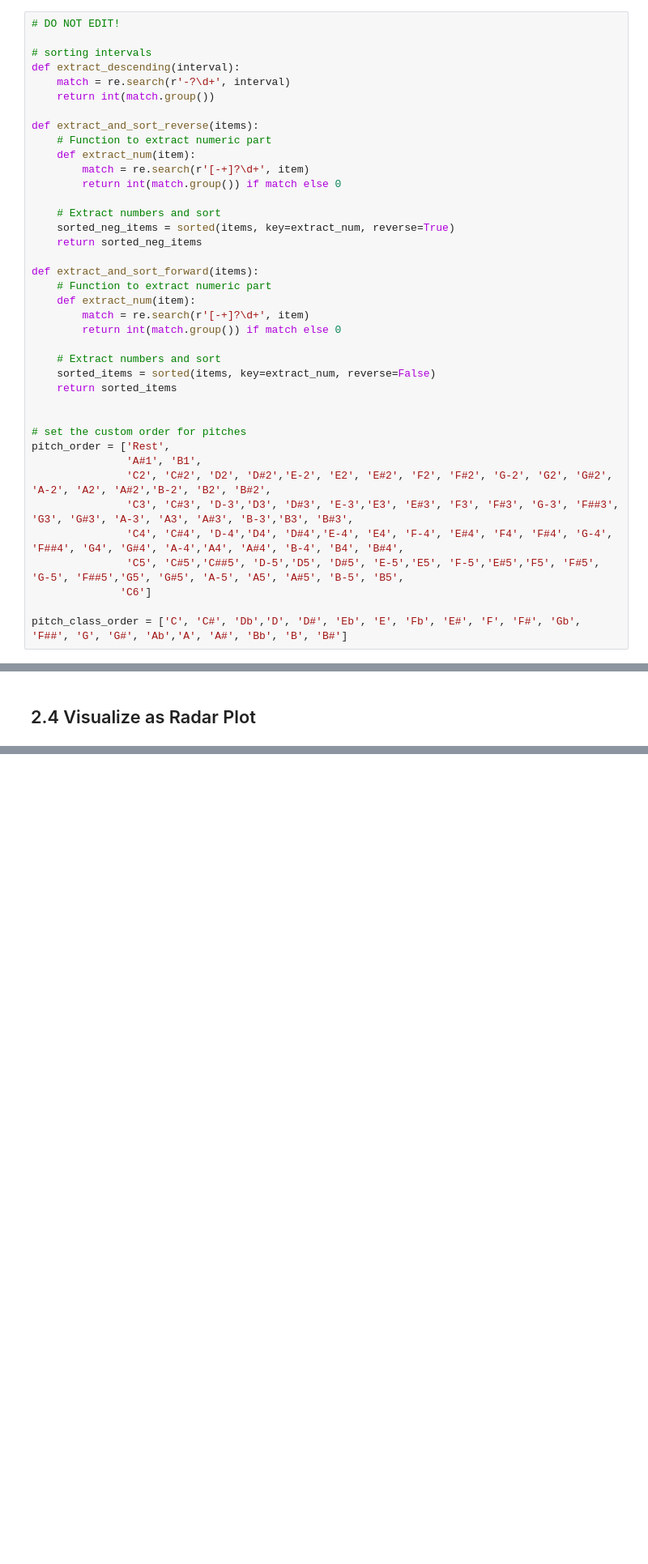
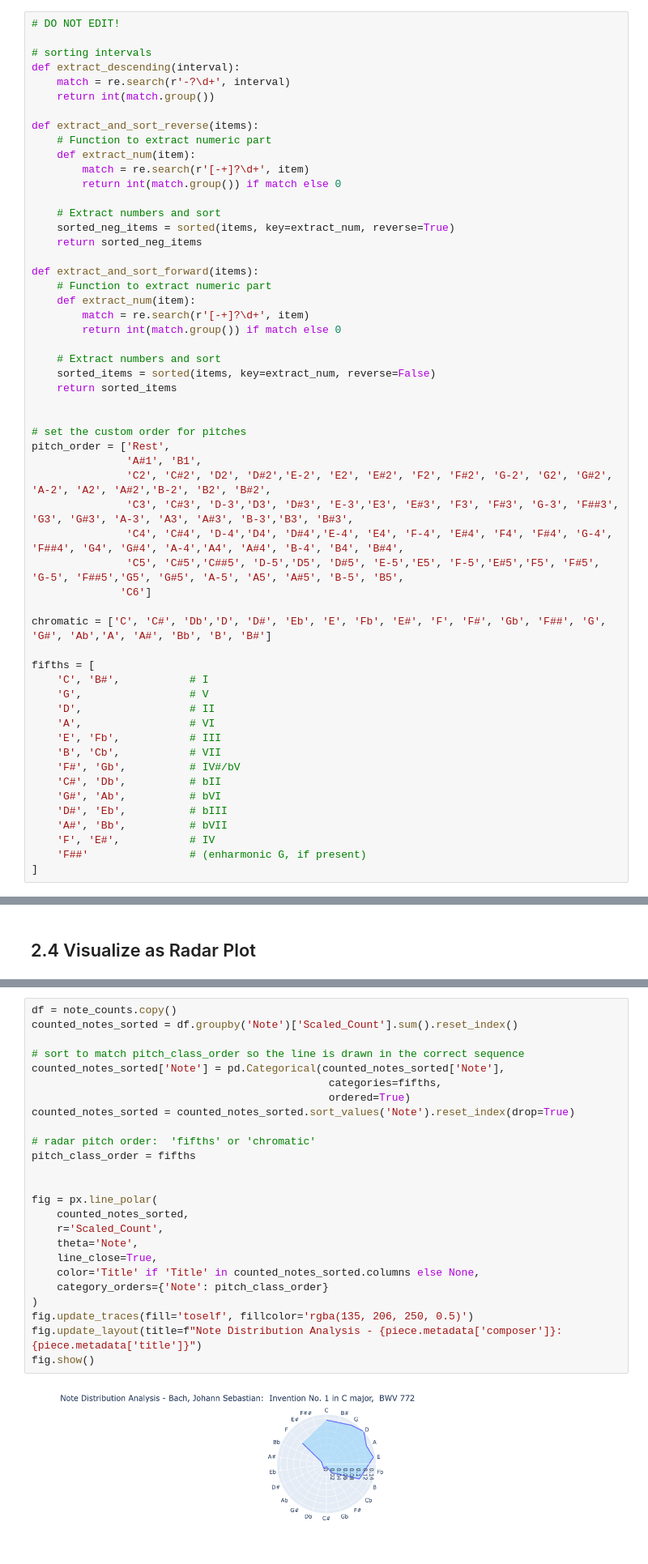
Before and after one commit to RichardFreedman/Encoding_Music_Notebooks_Data, a Jupyter notebook: 08_CRIM_Intervals_Duos.ipynb, the cells around one changed output, grey strips where cells are left out. Shown at 81% size. Cells and saved outputs as stored; diff of their text form; blank space fills up the shorter version.

```diff
--- a/08_CRIM_Intervals_Duos.ipynb
+++ b/08_CRIM_Intervals_Duos.ipynb
@@ -99,7 +99,23 @@ pitch_order = ['Rest',
                'C5', 'C#5','C##5', 'D-5','D5', 'D#5', 'E-5','E5', 'F-5','E#5','F5', 'F#5', 'G-5', 'F##5','G5', 'G#5', 'A-5', 'A5', 'A#5', 'B-5', 'B5',
               'C6']
 
-pitch_class_order = ['C', 'C#', 'Db','D', 'D#', 'Eb', 'E', 'Fb', 'E#', 'F', 'F#', 'Gb', 'F##', 'G', 'G#', 'Ab','A', 'A#', 'Bb', 'B', 'B#']
+chromatic = ['C', 'C#', 'Db','D', 'D#', 'Eb', 'E', 'Fb', 'E#', 'F', 'F#', 'Gb', 'F##', 'G', 'G#', 'Ab','A', 'A#', 'Bb', 'B', 'B#']
+
+fifths = [
+    'C', 'B#',           # I
+    'G',                 # V
+    'D',                 # II
+    'A',                 # VI
+    'E', 'Fb',           # III
+    'B', 'Cb',           # VII
+    'F#', 'Gb',          # IV#/bV
+    'C#', 'Db',          # bII
+    'G#', 'Ab',          # bVI
+    'D#', 'Eb',          # bIII
+    'A#', 'Bb',          # bVII
+    'F', 'E#',           # IV
+    'F##'                # (enharmonic G, if present)
+]
 # %% [markdown]
 # 1. Introduction:  All About CRIM Intervals
 
@@ -466,3 +458,30 @@ fig.show()
+# %%
+df = note_counts.copy()
+counted_notes_sorted = df.groupby('Note')['Scaled_Count'].sum().reset_index()
+
+# sort to match pitch_class_order so the line is drawn in the correct sequence
+counted_notes_sorted['Note'] = pd.Categorical(counted_notes_sorted['Note'],
+                                               categories=fifths,
+                                               ordered=True)
+counted_notes_sorted = counted_notes_sorted.sort_values('Note').reset_index(drop=True)
+
+# radar pitch order:  'fifths' or 'chromatic'
+pitch_class_order = fifths
+
+
+fig = px.line_polar(
+    counted_notes_sorted,
+    r='Scaled_Count',
+    theta='Note',
+    line_close=True,
+    color='Title' if 'Title' in counted_notes_sorted.columns else None,
+    category_orders={'Note': pitch_class_order}
+)
+fig.update_traces(fill='toself', fillcolor='rgba(135, 206, 250, 0.5)')
+fig.update_layout(title=f"Note Distribution Analysis - {piece.metadata['composer']}:  {piece.metadata['title']}")
+fig.show()
+# %% [output]
+[figure, added]
 # %% [markdown]
 ## 2.4 Try the same with Melodic and Harmonic Intervals
 
```
Also changed, not shown: parts of 7 cells of this notebook, 2 other files.
